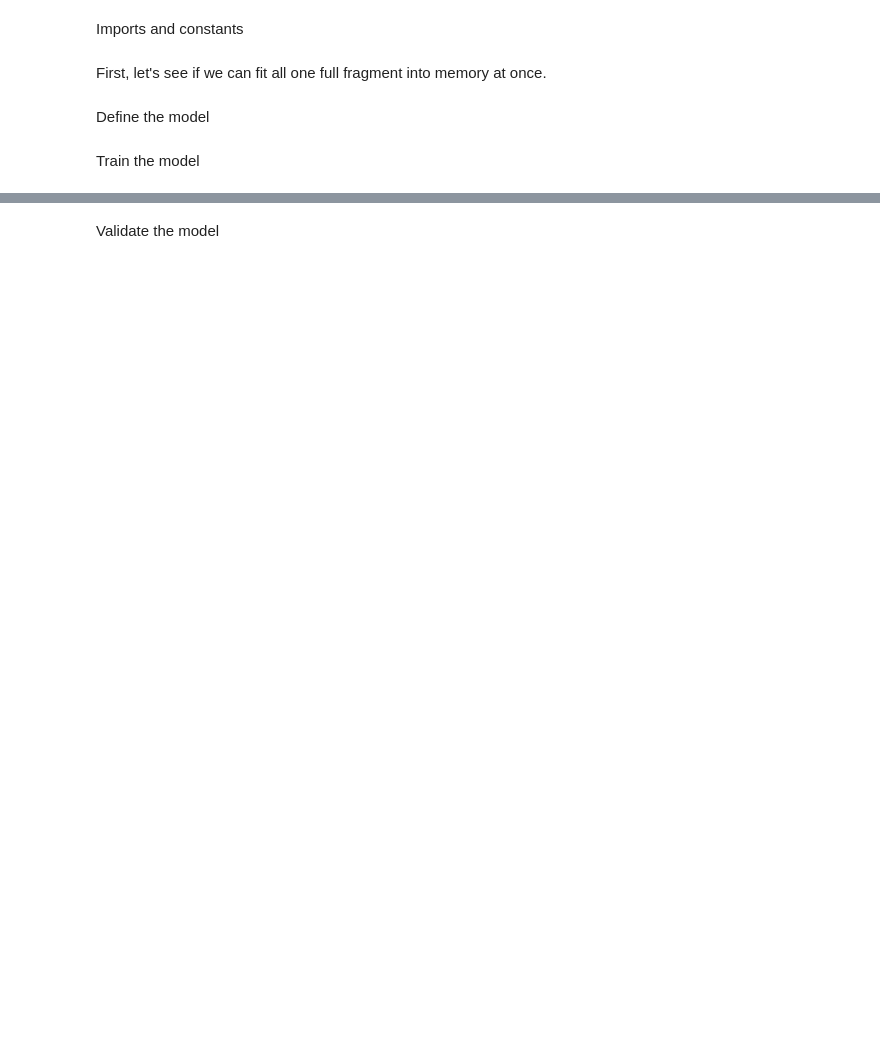
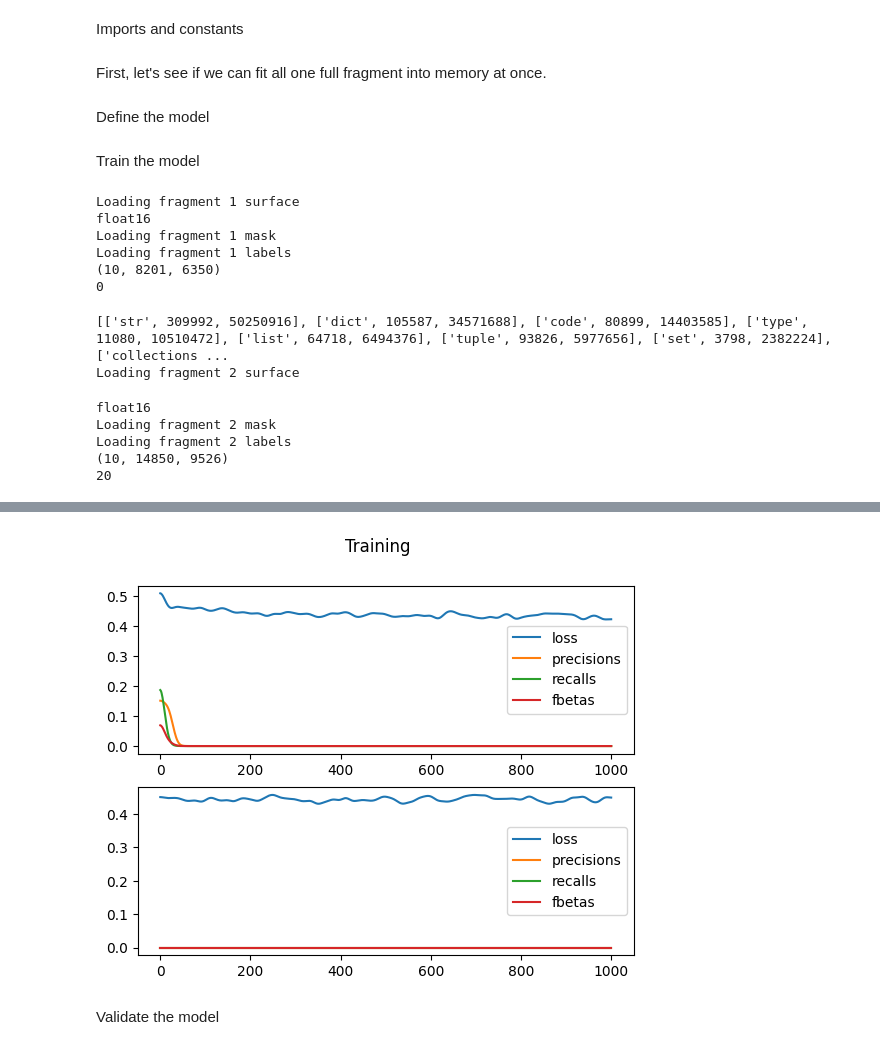
Before and after one commit to tomaszgarbus/kaggle-vesuvius-challenge, a Jupyter notebook: vesuvius-challenge-38.ipynb, the cells around one changed output, grey strips where cells are left out. Saved outputs shown, nothing was run; the diff lists cells and outputs as text; code cells hidden in the pictures; blank space fills up the shorter version.

```diff
--- a/vesuvius-challenge-38.ipynb
+++ b/vesuvius-challenge-38.ipynb
@@ -56,7 +57,7 @@ def load_fragment_surface(fragment, split='train'):
     surface_path = Path("/kaggle/input/vesuvius-challenge-ink-detection/%s/%s/surface_volume" % (split, fragment))
     return np.array([
         (pad_array(np.array(Image.open(f))) / (2 ** 16)).astype('float16')
-        for f in tqdm(sorted(surface_path.rglob("*.tif"))[Z_START:Z_END:Z_STEP])
+        for f in tqdm(sorted(surface_path.rglob("*.tif"))[Z_START:Z_END:Z_STEP], disable=DISABLE_TQDM)
     ])
 
 def load_mask(fragment, split='train'):
@@ -131,8 +132,10 @@ Train the model
 
 criterion = nn.BCELoss()
 
+fig, axs = plt.subplots(2)
+fig.suptitle('Training')
 
-def train(fragment_number):
+def train(fragment_number, pltaxs):
     train_dataset = SingleFragmentDataset(fragment_number)
     print(train_dataset.surface.shape)
     train_loader = thd.DataLoader(train_dataset, BATCH_SIZE, shuffle=True)
@@ -142,42 +145,54 @@ def train(fragment_number):
     print(sorted(mem.create_summary(), reverse=True, key=itemgetter(2))[:10])
 
     losses = []
-    accs = []
     fbetas = []
+    precisions = []
+    recalls = []
 
     convnet.train()
     optimizer = torch.optim.SGD(convnet.parameters(), lr=LEARNING_RATE)
-    for i, (xs, ys) in enumerate(pbar := tqdm(train_loader)):
+    for i, (xs, ys) in enumerate(pbar := tqdm(train_loader, disable=DISABLE_TQDM)):
         if i > MAX_TRAIN_STEPS:
             break
         optimizer.zero_grad()
         outputs = convnet(xs.to(DEVICE))
-        if i % PRINT_EVERY == PRINT_EVERY - 1:
-            print(outputs)
-            plt.plot(gaussian_filter1d(losses, sigma=10), label='loss')
-            plt.plot(gaussian_filter1d(accs, sigma=10), label='accs')
-            plt.plot(gaussian_filter1d(fbetas, sigma=10), label='fbetas')
-            plt.legend()
         loss = criterion(outputs, ys.to(DEVICE))
         pred_ink = outputs.detach().gt(0.4).cpu().int()
-        accuracy = (pred_ink == ys).sum().float().div(ys.size(0))
         fbeta = fbeta_score(ys.view(-1).numpy(), pred_ink.view(-1).numpy(), beta=0.5)
-        pbar.set_postfix({"loss": loss, "acc": accuracy, "fbeta": fbeta})
+        precision = precision_score(ys.view(-1).numpy(), pred_ink.view(-1).numpy())
+        recall = recall_score(ys.view(-1).numpy(), pred_ink.view(-1).numpy())
+        pbar.set_postfix({"loss": loss, "prec": precision, "rec": recall, "fbeta": fbeta})
         loss.backward()
         optimizer.step()
 
         fbetas.append(fbeta)
         losses.append(loss.detach().cpu().float())
-        accs.append(accuracy)
+        precisions.append(precision)
+        recalls.append(recall)
 
     del train_loader
     del train_dataset
     gc.collect()
 
-    plt.plot(gaussian_filter1d(losses, sigma=10), label='loss')
-    plt.plot(gaussian_filter1d(accs, sigma=10), label='accs')
-    plt.plot(gaussian_filter1d(fbetas, sigma=10), label='fbetas')
-    plt.legend()
+    pltaxs.plot(gaussian_filter1d(losses, sigma=25), label='loss')
+    pltaxs.plot(gaussian_filter1d(precisions, sigma=25), label='precisions')
+    pltaxs.plot(gaussian_filter1d(recalls, sigma=25), label='recalls')
+    pltaxs.plot(gaussian_filter1d(fbetas, sigma=25), label='fbetas')
+    pltaxs.legend()
 
-for fragment_number in TRAIN_ON_FRAGMENTS:
-    train(fragment_number)
+for i, fragment_number in enumerate(TRAIN_ON_FRAGMENTS):
+    train(fragment_number, axs[i])
+# %% [output]
+Loading fragment 1 surface
+float16
+Loading fragment 1 mask
+Loading fragment 1 labels
+(10, 8201, 6350)
+0
+[['str', 309992, 50250916], ['dict', 105587, 34571688], ['code', 80899, 14403585], ['type', 11080, 10510472], ['list', 64718, 6494376], ['tuple', 93826, 5977656], ['set', 3798, 2382224], ['collections ...
+Loading fragment 2 surface
+float16
+Loading fragment 2 mask
+Loading fragment 2 labels
+(10, 14850, 9526)
+20
@@ -184,3 +202,4 @@ for fragment_number in TRAIN_ON_FRAGMENTS:
+[figure, added]
 # %% [markdown]
 Validate the model
 # %%
```
Also changed, not shown: parts of 4 cells of this notebook.
